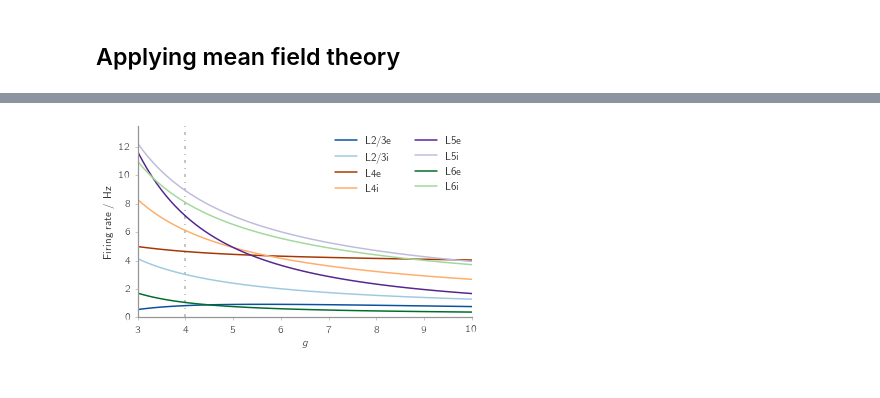
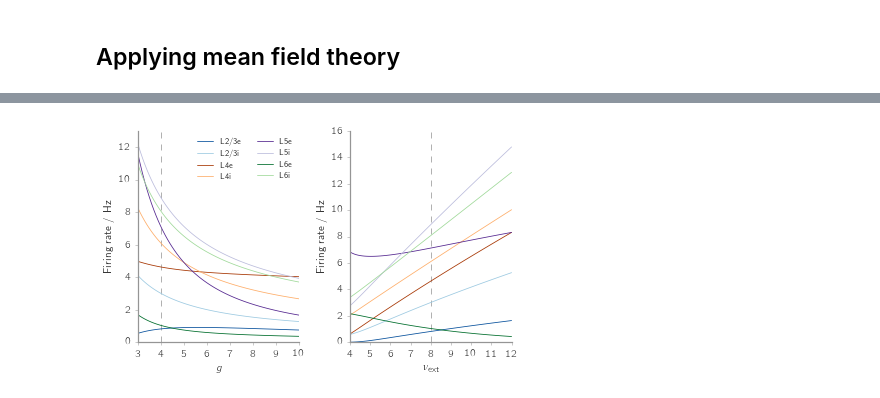
Before and after one commit to frschu/microcircuit, a Jupyter notebook: analysis/poster.ipynb, the cells around one changed output, grey strips where cells are left out. Cells and saved outputs as stored; diff of their text form; code cells hidden in the pictures.

```diff
--- a/analysis/poster.ipynb
+++ b/analysis/poster.ipynb
@@ -420,28 +527,28 @@ def plot_membrane_potential(V_array, P_V_data_plot, P_V_theo, ax1):
 ######################################################
 
 fig1 = plt.figure()
-fig1.set_size_inches(style.figsize[0]*1.7, style.figsize[1])
-ax1 = hf.add_subplot(fig1, n_rows_cols=(1, 7), index_row_col=(0, 0), rowspan=1, colspan=2)
-ax2 = hf.add_subplot(fig1, n_rows_cols=(1, 7), index_row_col=(0, 2), rowspan=1, colspan=2)
-ax3 = hf.add_subplot(fig1, n_rows_cols=(1, 7), index_row_col=(0, 4), rowspan=1, colspan=3)
+fig1.set_size_inches(style.figsize[0], style.figsize[1])
+ax1 = hf.add_subplot(fig1, n_rows_cols=(1, 3), index_row_col=(0, 0), rowspan=1, colspan=1)
+ax2 = hf.add_subplot(fig1, n_rows_cols=(1, 3), index_row_col=(0, 1), rowspan=1, colspan=1)
+ax3 = hf.add_subplot(fig1, n_rows_cols=(1, 3), index_row_col=(0, 2), rowspan=1, colspan=1)
 
 plot_compare_sim_mf(rates_mean_all, rate_mf, ax1)
 ax1.set_xlabel("Mean firing rate $\\nu_a$ / Hz")
 ax1.set_xlim(0, 10.5)
-ax1.legend(loc="best")
+ax1.legend(loc="best", fontsize=8)
 
 plot_compare_sim_mf(cv_isi_mean_all, cv_isi_mf, ax2)
 ax2.set_xlabel("Irregularity")
-ax2.set_xlim(0, 1)
+ax2.set_xlim(0, 1.1)
 ax2.set_yticks([])
 
 plot_membrane_potential(V_array, P_V_data_plot, P_V_theo, ax3)
-# ax3.set_yticks([])
+ax3.legend(loc=(0.01, 0.01), fontsize=8, numpoints=3)
 
-fig_name = "results_rates"
+fig_name = "results"
 for ax in (ax1, ax2):
     style.fixticks(ax)
     ax.yaxis.set_ticks_position('none')
-# if save_fig:
-#     hf.saving_fig(fig1, figure_path, fig_name)
+if save_fig:
+    hf.saving_fig(fig1, figure_path, fig_name)
 # %% [output]
@@ -671,31 +639,37 @@ g=8
 # %%
 # Plotting
 fig = plt.figure()
 fig.set_size_inches(style.figsize[0], style.figsize[1])
-ax1 = hf.add_subplot(fig, n_rows_cols=(1, 1), index_row_col=(0, 0), rowspan=1, colspan=1)
-#ax2 = hf.add_subplot(fig, n_rows_cols=(1, 2), index_row_col=(0, 1), rowspan=1, colspan=1)
+ax1 = hf.add_subplot(fig, n_rows_cols=(1, 2), index_row_col=(0, 0), rowspan=1, colspan=1)
+ax2 = hf.add_subplot(fig, n_rows_cols=(1, 2), index_row_col=(0, 1), rowspan=1, colspan=1)
 
-for i, population in enumerate(populations):
-    n_low = np.sum(gs < 4)
-    ax1.plot(gs[:n_low+1], rates[:n_low+1, i], linestyle='-', linewidth=1.5, color=colors[i],
+for i, population in enumerate(model.populations):
+    ax1.plot(gs, rates[:, i], linestyle='-', color=colors[i],
         label=hf.rlbl(population))
-    ax1.plot(gs[n_low+1:], rates[n_low+1:, i], linestyle='-', linewidth=1.5, color=colors[i])
+    ax2.plot(rs, rates_r[:, i], linestyle='-', color=colors[i],
+        label=hf.rlbl(population))
 
-ymax = 13.5
 ax1.set_ylabel("Firing rate / Hz")
-ax1.set_ylim(0, ymax)
+ax1.set_ylim(0, 13)
 ax1.set_xlabel("$g$")
+ax1.plot([g_nom]*2, ax1.get_ylim(),
+     "--", linewidth=1., color="darkgray", alpha=0.9, zorder=0)
 
-ax1.plot([4]*2, [0, ymax],
-         "-.", linewidth=1.5, color="darkgray", alpha=0.9, zorder=0)
+ax2.set_ylabel("Firing rate / Hz")
+ax2.set_ylim(0,)
+ax2.set_xlabel(r"$\nu_\mathrm{ext}$")
+ax2.plot([r_nom]*2, ax2.get_ylim(),
+     "--", linewidth=1., color="darkgray", alpha=0.9, zorder=0)
 
-ax1.legend(loc="best", ncol=2)
+ax1.legend(loc="best", ncol=2, fontsize=8)
 
 for ax in fig.axes:
     style.fixticks(ax)
+    # Plot working point
 
-fig_name = "simulate_change_g"
+
+fig_name = "change_parameters"
 if save_fig:
     hf.saving_fig(fig, figure_path, fig_name, verbose=False)
 # %% [output]
-[figure, old version]
+[figure, new version]
```
Also changed, not shown: parts of 18 cells of this notebook, 4 other files.
